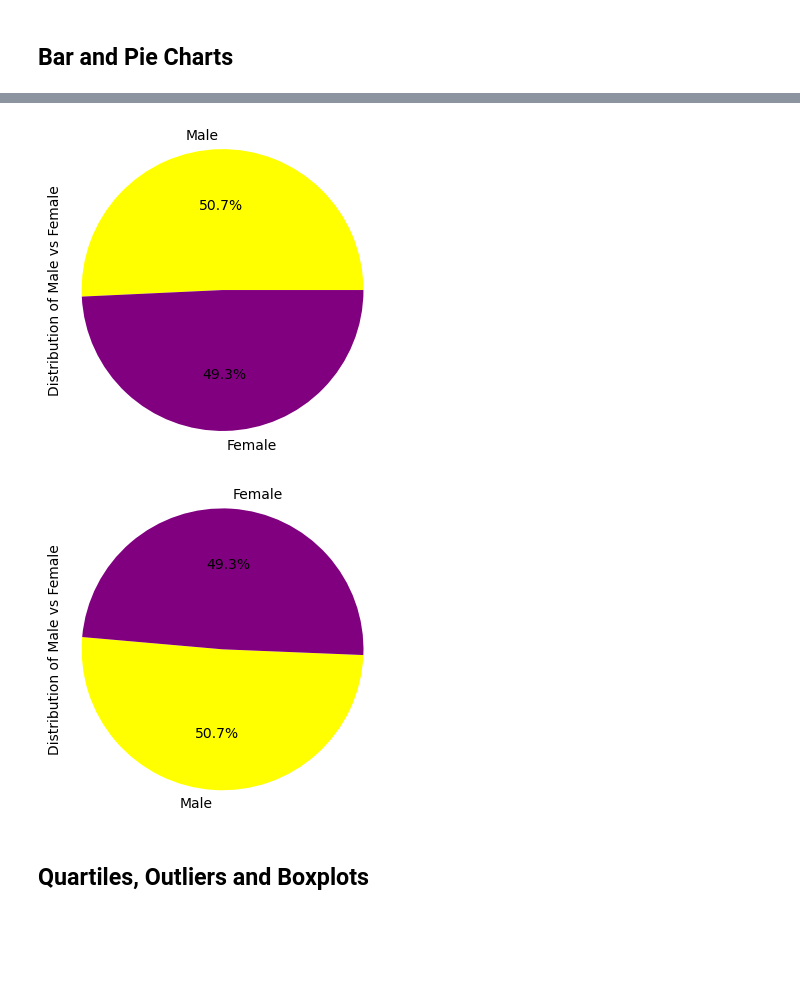
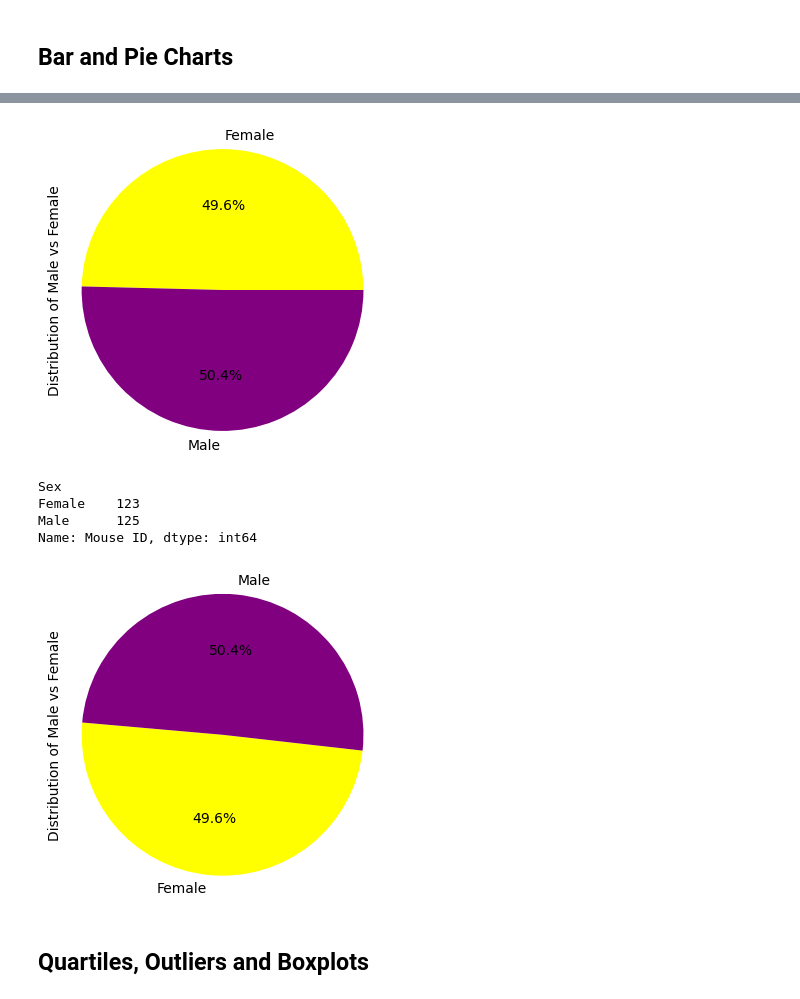
Before and after one commit to Loveyol4/Matplotlib-challenge, a Jupyter notebook: pymaceuticals_starter.ipynb, the cells around one changed output, grey strips where cells are left out. Drawn from its saved outputs; the diff is of its cells as text; code cells hidden in the pictures; blank space fills up the shorter version.

```diff
--- a/pymaceuticals_starter.ipynb
+++ b/pymaceuticals_starter.ipynb
@@ -71,7 +52,7 @@ duplicate_data
 # %%
 # Create a clean DataFrame by dropping the duplicate mouse by its ID.
-clean_data_df = combined_data_df[~combined_data_df['Mouse ID'].isin(duplicate_mouse_ids)]
-clean_data_df
+combined_data_df = combined_data_df.drop(combined_data_df[combined_data_df["Mouse ID"]=="g989"].index)
+combined_data_df
 # %% [output]
 |  | Mouse ID | Drug Regimen | Sex | Age_months | Weight (g) | Timepoint | Tumor Volume (mm3) | ... |
 | 0 | k403 | Ramicane | Male | 21 | 16 | 0 | 45.000000 | ... |
@@ -199,22 +180,27 @@ plt.show()
 # %%
 # Generate a pie chart, using Pandas, showing the distribution of unique female versus male mice used in the study
 
 # Get the unique mice with their gender
-gender_counts= cleaned_data_df['Sex'].value_counts()
+gender_counts= combined_data_df.groupby("Sex")["Mouse ID"].nunique()
 
 # Make the pie chart
 gender_counts.plot(kind='pie', autopct='%1.1f%%', colors=['yellow', 'purple'], figsize=(4,4))
 plt.ylabel("Distribution of Male vs Female")
 plt.axis('equal')
 plt.show()
+gender_counts
 # %% [output]
-[figure, old version]
+[figure, new version]
+Sex
+Female    123
+Male      125
+Name: Mouse ID, dtype: int64
 # %%
 # Generate a pie chart, using pyplot, showing the distribution of unique female versus male mice used in the study
 
 
 # Get the unique mice with their gender
-gender_counts= cleaned_data_df['Sex'].value_counts()
+gender_counts= combined_data_df.groupby("Sex")["Mouse ID"].nunique()
 
 # Make the pie chart
 plt.figure(figsize=(4,4))
@@ -223,7 +209,7 @@ plt.ylabel("Distribution of Male vs Female")
 plt.axis('equal')
 plt.show()
 # %% [output]
-[figure, old version]
+[figure, new version]
 # %% [markdown]
 ## Quartiles, Outliers and Boxplots
 # %%
```
Also changed, not shown: parts of 14 cells of this notebook.
